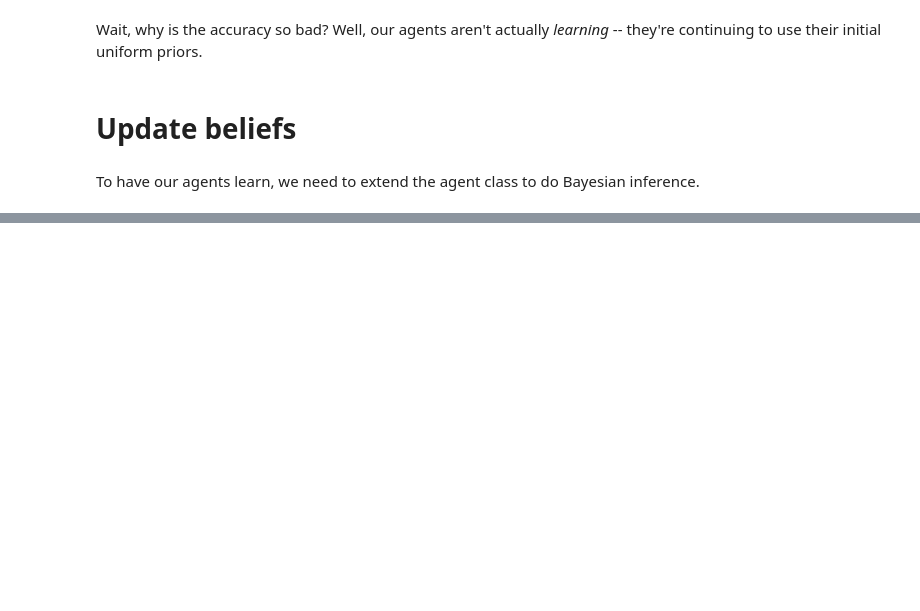
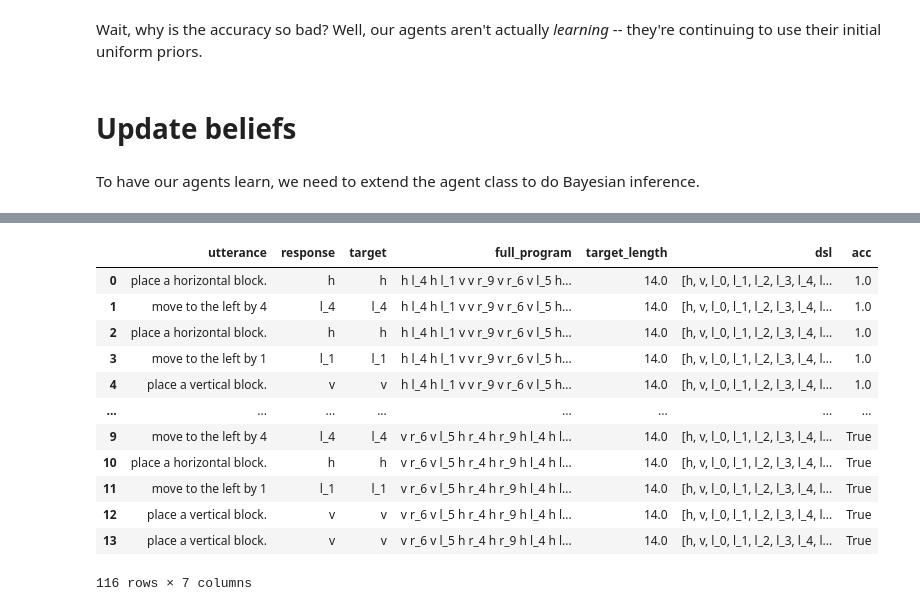
Before and after one commit to cogtoolslab/compositional-abstractions, a Jupyter notebook: analysis/paired_building/demo/ca_conventions.ipynb, the cells around one changed output, grey strips where cells are left out. Drawn from its saved outputs; the diff is of its cells as text; code cells hidden in the pictures; blank space fills up the shorter version.

```diff
--- a/analysis/paired_building/demo/ca_conventions.ipynb
+++ b/analysis/paired_building/demo/ca_conventions.ipynb
@@ -6,9 +6,13 @@ import itertools
 import json
 
 import pandas as pd
+import numpy as np
 
-from collections.abc import Mapping
+from scipy.special import logsumexp
+from numpy.random import choice
+from collections import defaultdict
 
 
 d = pd.read_json('../../../model/lib_learning_output/synthesis_output_cogsci_revised/ca_synthesis_cogsci_21_ppt_1.json')
-d['dsl'][0]
+alpha = 0.04
+lexemes = ['blah', 'blab', 'bloop', 'bleep', 'floop']
@@ -65,18 +51,20 @@ class BlockLexicon(dict) :
 
     def dsl_to_language(self, e) :
         # parse expression e written in DSL into language
-        return self.get(e)
+        # if dsl element unrecognized, choose at random
+        return self.get(e) if e in self else choice(lexemes)
 
     def language_to_dsl(self, e) :
         # parse expression e written in DSL into language
-        return self.invert().get(e)
+        # if language unrecognized, choose at random
+        inverted_lexicon = self.invert()
+        unassigned_primitives = [k for k in self.keys() if k[:5] == 'chunk']
+        return inverted_lexicon.get(e) if e in inverted_lexicon else choice(unassigned_primitives)
 # %% [markdown]
 Let's take this class out for a drive.
 
 We initialize it with the primitives of the agent's DSL on a given trial and an (ordered) list of available lexemes.
 # %%
-alpha = 0.04
-lexemes = ['blah', 'blab', 'bloop', 'bleep']
 dsl = d['dsl'][10]
 l = BlockLexicon(dsl, lexemes)
 print(dsl[0], '->', l.dsl_to_language(dsl[0]))
@@ -294,0 +325,39 @@ class LearningAgent() :
+# %%
+def run_learning_simulation() :
+    output = pd.DataFrame({"utterance": [], "response": [], "target": [], "full_program" : [], "target_length" : [], "dsl" : [], "acc": []})
+    for i, trial in d.iterrows() :
+        architect = LearningAgent('architect', trial, output)
+        builder = LearningAgent('builder', trial, output)
+
+        # architect selects which program representation to comunicate proportional to length
+        possiblePrograms = list(trial['programs_with_length'].keys())
+        possibleLengths = np.array(list(trial['programs_with_length'].values()))
+        utilities = np.exp(-alpha * possibleLengths) / sum(np.exp(-alpha * possibleLengths))
+        target_program = choice(a = possiblePrograms, p = utilities)
+
+        # loop through steps of target program one at a time
+        target_steps, utts, responses, accs = [], [], [], []
+        for step in target_program.split(' ') :
+            utt = architect.act(step)
+            response = builder.act(utt)
+            target_steps.append(step)
+            utts.append(utt)
+            responses.append(response)
+            accs.append(response == step)
+
+        print('trial', i)
+        print(pd.DataFrame({'utts' : utts, 'responses' : responses, 'correct' : accs, 'target' : target_steps}))
+        print('beliefs about chunk_C meaning',
+              json.dumps(architect.beliefs.marginalize(lambda d : d['chunk_C'] if 'chunk_C' in d else None), indent = 4))
+        output = pd.concat([output, pd.DataFrame({
+            "utterance": utts,
+            "response": responses,
+            "acc": accs,
+            "target" : target_steps,
+            "full_program": target_program,
+            "dsl" : [trial['dsl']] * len(utts),
+            "target_length" : trial['programs_with_length'][target_program],
+        })])
+    return output
+display(run_learning_simulation())
+# %% [output]
@@ -294,0 +398,13 @@ class LearningAgent() :
+|  | utterance | response | target | full_program | target_length | dsl | acc |
+| 0 | place a horizontal block. | h | h | h l_4 h l_1 v v r_9 v r_6 v l_5 h... | 14.0 | [h, v, l_0, l_1, l_2, l_3, l_4, l... | 1.0 |
+| 1 | move to the left by 4 | l_4 | l_4 | h l_4 h l_1 v v r_9 v r_6 v l_5 h... | 14.0 | [h, v, l_0, l_1, l_2, l_3, l_4, l... | 1.0 |
+| 2 | place a horizontal block. | h | h | h l_4 h l_1 v v r_9 v r_6 v l_5 h... | 14.0 | [h, v, l_0, l_1, l_2, l_3, l_4, l... | 1.0 |
+| 3 | move to the left by 1 | l_1 | l_1 | h l_4 h l_1 v v r_9 v r_6 v l_5 h... | 14.0 | [h, v, l_0, l_1, l_2, l_3, l_4, l... | 1.0 |
+| 4 | place a vertical block. | v | v | h l_4 h l_1 v v r_9 v r_6 v l_5 h... | 14.0 | [h, v, l_0, l_1, l_2, l_3, l_4, l... | 1.0 |
+| ... | ... | ... | ... | ... | ... | ... | ... |
+| 9 | move to the left by 4 | l_4 | l_4 | v r_6 v l_5 h r_4 h r_9 h l_4 h l... | 14.0 | [h, v, l_0, l_1, l_2, l_3, l_4, l... | True |
+| 10 | place a horizontal block. | h | h | v r_6 v l_5 h r_4 h r_9 h l_4 h l... | 14.0 | [h, v, l_0, l_1, l_2, l_3, l_4, l... | True |
+| 11 | move to the left by 1 | l_1 | l_1 | v r_6 v l_5 h r_4 h r_9 h l_4 h l... | 14.0 | [h, v, l_0, l_1, l_2, l_3, l_4, l... | True |
+| 12 | place a vertical block. | v | v | v r_6 v l_5 h r_4 h r_9 h l_4 h l... | 14.0 | [h, v, l_0, l_1, l_2, l_3, l_4, l... | True |
+| 13 | place a vertical block. | v | v | v r_6 v l_5 h r_4 h r_9 h l_4 h l... | 14.0 | [h, v, l_0, l_1, l_2, l_3, l_4, l... | True |
+116 rows × 7 columns
```
Also changed, not shown: parts of 13 cells of this notebook.
